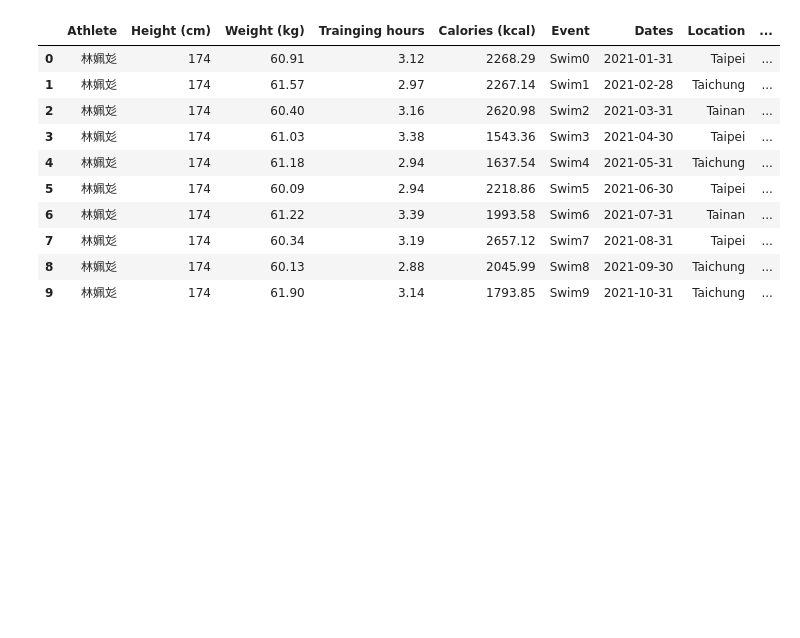
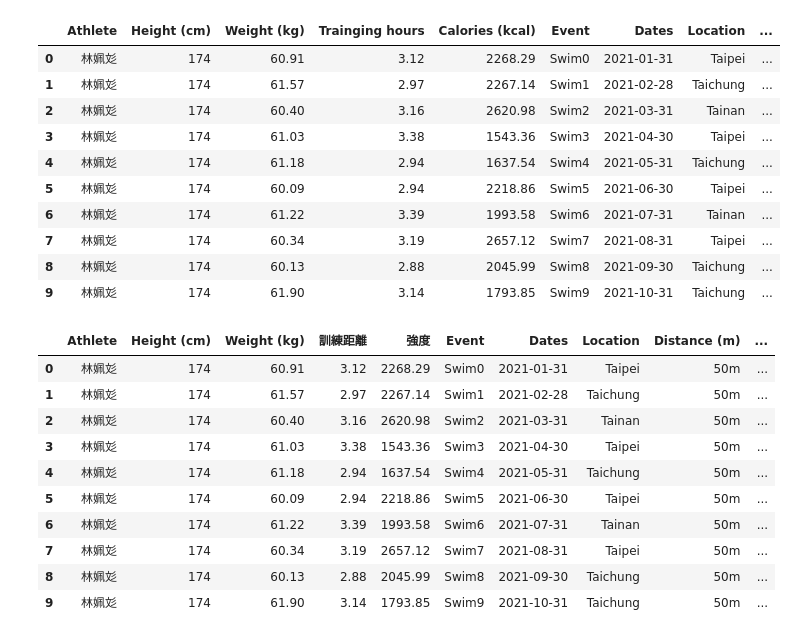
Before and after one commit to momonong/swim-apps-reviews-analysis, a Jupyter notebook: mock_data/mock_data.ipynb, the cells around one changed output. Drawn from its saved outputs; the diff is of its cells as text; code cells hidden in the pictures; blank space fills up the shorter version.

```diff
--- a/mock_data/mock_data.ipynb
+++ b/mock_data/mock_data.ipynb
@@ -98,3 +98,50 @@ data
 | 7 | 林姵彣 | 174 | 60.34 | 3.19 | 2657.12 | Swim7 | 2021-08-31 | Taipei | ... |
 | 8 | 林姵彣 | 174 | 60.13 | 2.88 | 2045.99 | Swim8 | 2021-09-30 | Taichung | ... |
 | 9 | 林姵彣 | 174 | 61.90 | 3.14 | 1793.85 | Swim9 | 2021-10-31 | Taichung | ... |
+# %%
+# TODO
+# training hours, calories 改成 distance and tensity, heart rate
+# add sleeping tests, which need to written in 0-56 scale (0-28, 29-42, 43-56)
+#
+
+import pandas as pd
+import numpy as np
+
+df = pd.read_csv('sample_data2.csv')
+
+# 更改列名
+df.rename(columns={
+    'Trainging hours': '訓練距離',
+    'Calories (kcal)': '強度'
+}, inplace=True)
+
+# 加入心率列，随机生成心率数据
+np.random.seed(42)  # 确保可复现性
+df['心率'] = np.random.randint(60, 100, size=len(df))  # 假设心率在60到100之间
+
+# 添加睡眠问卷量表分数列，随机生成0-56的数值
+df['睡眠問卷分數'] = np.random.randint(0, 57, size=len(df))
+
+# 根据睡眠问卷分数添加等级
+conditions = [
+    (df['睡眠問卷分數'] <= 28),
+    (df['睡眠問卷分數'] <= 42),
+    (df['睡眠問卷分數'] <= 56)
+]
+choices = [1, 2, 3]
+df['睡眠等級'] = np.select(conditions, choices)
+
+df.to_csv('sample_data3.csv', index=False)
+df
+# %% [output]
+|  | Athlete | Height (cm) | Weight (kg) | 訓練距離 | 強度 | Event | Dates | Location | Distance (m) | ... |
+| 0 | 林姵彣 | 174 | 60.91 | 3.12 | 2268.29 | Swim0 | 2021-01-31 | Taipei | 50m | ... |
+| 1 | 林姵彣 | 174 | 61.57 | 2.97 | 2267.14 | Swim1 | 2021-02-28 | Taichung | 50m | ... |
+| 2 | 林姵彣 | 174 | 60.40 | 3.16 | 2620.98 | Swim2 | 2021-03-31 | Tainan | 50m | ... |
+| 3 | 林姵彣 | 174 | 61.03 | 3.38 | 1543.36 | Swim3 | 2021-04-30 | Taipei | 50m | ... |
+| 4 | 林姵彣 | 174 | 61.18 | 2.94 | 1637.54 | Swim4 | 2021-05-31 | Taichung | 50m | ... |
+| 5 | 林姵彣 | 174 | 60.09 | 2.94 | 2218.86 | Swim5 | 2021-06-30 | Taipei | 50m | ... |
+| 6 | 林姵彣 | 174 | 61.22 | 3.39 | 1993.58 | Swim6 | 2021-07-31 | Tainan | 50m | ... |
+| 7 | 林姵彣 | 174 | 60.34 | 3.19 | 2657.12 | Swim7 | 2021-08-31 | Taipei | 50m | ... |
+| 8 | 林姵彣 | 174 | 60.13 | 2.88 | 2045.99 | Swim8 | 2021-09-30 | Taichung | 50m | ... |
+| 9 | 林姵彣 | 174 | 61.90 | 3.14 | 1793.85 | Swim9 | 2021-10-31 | Taichung | 50m | ... |
```
Also changed, not shown: parts of 1 cell of this notebook, 1 other file.
